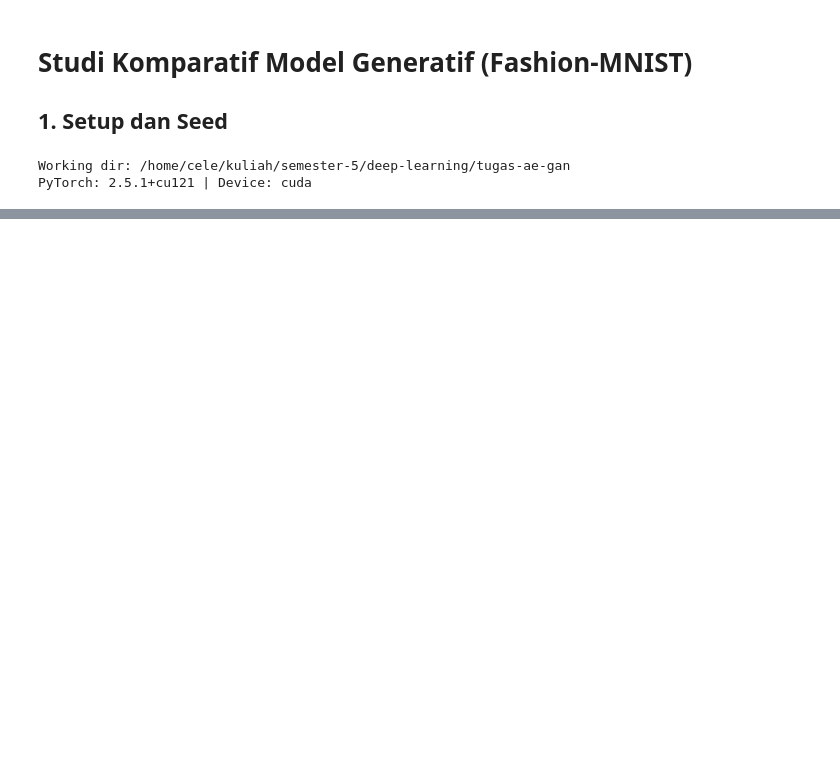
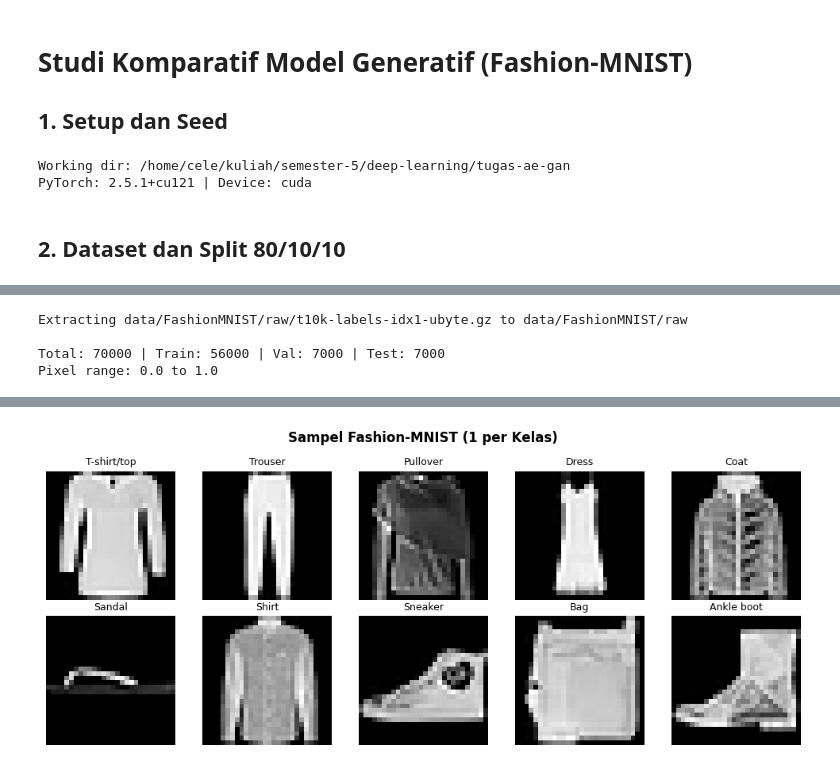
Before and after one commit to CannyCeles/deep-learning-ae-gan, a Jupyter notebook: notebooks/tugas-ae-gan.ipynb, the cells around one changed output, grey strips where cells are left out. Saved outputs shown, nothing was run; the diff lists cells and outputs as text; code cells hidden in the pictures; blank space fills up the shorter version.

Commit message:
feat(data): add stratified fashion mnist split and dataloaders

```diff
--- a/notebooks/tugas-ae-gan.ipynb
+++ b/notebooks/tugas-ae-gan.ipynb
@@ -60,3 +60,75 @@ print(f"PyTorch: {torch.__version__} | Device: {device}")
 # %% [output]
 Working dir: /home/cele/kuliah/semester-5/deep-learning/tugas-ae-gan
 PyTorch: 2.5.1+cu121 | Device: cuda
+# %% [markdown]
+## 2. Dataset dan Split 80/10/10
+# %%
+raw_train = datasets.FashionMNIST(root=DATA_ROOT, train=True, download=True)
+raw_test = datasets.FashionMNIST(root=DATA_ROOT, train=False, download=True)
+
+CLASS_NAMES = list(raw_train.classes)
+all_images_u8 = torch.cat([raw_train.data, raw_test.data], dim=0)
+all_targets = torch.cat([raw_train.targets, raw_test.targets], dim=0)
+all_images = all_images_u8.float().unsqueeze(1) / 255.0
+
+if os.path.exists(SPLITS_PATH):
+    with open(SPLITS_PATH) as f:
+        splits = json.load(f)
+else:
+    labels_np = all_targets.numpy()
+    indices_np = np.arange(len(labels_np))
+    train_idx, rest_idx = next(
+        StratifiedShuffleSplit(n_splits=1, test_size=0.20, random_state=SEED).split(indices_np, labels_np)
+    )
+    rest_labels = labels_np[rest_idx]
+    val_pos, test_pos = next(
+        StratifiedShuffleSplit(n_splits=1, test_size=0.50, random_state=SEED).split(rest_idx, rest_labels)
+    )
+    val_idx, test_idx = rest_idx[val_pos], rest_idx[test_pos]
+
+    assert not (set(train_idx) & set(val_idx))
+    assert not (set(train_idx) & set(test_idx))
+    assert not (set(val_idx) & set(test_idx))
+
+    splits = {
+        "classes": CLASS_NAMES,
+        "train_indices": [int(i) for i in train_idx],
+        "val_indices": [int(i) for i in val_idx],
+        "test_indices": [int(i) for i in test_idx],
+    }
+    with open(SPLITS_PATH, "w") as f:
+        json.dump(splits, f)
+
+train_ds = TensorDataset(all_images[splits["train_indices"]], all_targets[splits["train_indices"]])
+val_ds = TensorDataset(all_images[splits["val_indices"]], all_targets[splits["val_indices"]])
+test_ds = TensorDataset(all_images[splits["test_indices"]], all_targets[splits["test_indices"]])
+
+loader_gen = torch.Generator().manual_seed(SEED)
+train_loader = DataLoader(
+    train_ds, batch_size=BATCH_SIZE, shuffle=True,
+    generator=loader_gen, pin_memory=torch.cuda.is_available()
+)
+val_loader = DataLoader(val_ds, batch_size=BATCH_SIZE, shuffle=False, pin_memory=torch.cuda.is_available())
+test_loader = DataLoader(test_ds, batch_size=BATCH_SIZE, shuffle=False, pin_memory=torch.cuda.is_available())
+
+print(f"Total: {len(all_images)} | Train: {len(train_ds)} | Val: {len(val_ds)} | Test: {len(test_ds)}")
+print(f"Pixel range: {all_images.min().item():.1f} to {all_images.max().item():.1f}")
+
+targets_np = all_targets.numpy()
+dist_df = pd.DataFrame(
+    {name: np.bincount(targets_np[splits[f"{name}_indices"]], minlength=len(CLASS_NAMES)) for name in ("train", "val", "test")},
+    index=CLASS_NAMES,
+)
+display(dist_df)
+
+fig, axes = plt.subplots(2, 5, figsize=(10, 4.2))
+for cls_idx, ax in enumerate(axes.flat):
+    sample_pos = (all_targets[splits["train_indices"]] == cls_idx).nonzero(as_tuple=True)[0][0].item()
+    ax.imshow(train_ds[sample_pos][0].squeeze(0).numpy(), cmap="gray", vmin=0, vmax=1)
+    ax.set_title(CLASS_NAMES[cls_idx], fontsize=9)
+    ax.axis("off")
+plt.suptitle("Sampel Fashion-MNIST (1 per Kelas)", fontweight="bold")
+plt.tight_layout()
+plt.savefig(os.path.join(FIGS_DIR, "fashion_mnist_samples.png"), dpi=300, bbox_inches="tight")
+plt.show()
+# %% [output]
@@ -62,0 +149,4 @@ PyTorch: 2.5.1+cu121 | Device: cuda
+Extracting data/FashionMNIST/raw/t10k-labels-idx1-ubyte.gz to data/FashionMNIST/raw
+
+Total: 70000 | Train: 56000 | Val: 7000 | Test: 7000
+Pixel range: 0.0 to 1.0
@@ -62,0 +164 @@ PyTorch: 2.5.1+cu121 | Device: cuda
+[figure, added]
```
Also changed, not shown: parts of 1 cell of this notebook, 1 other file.
